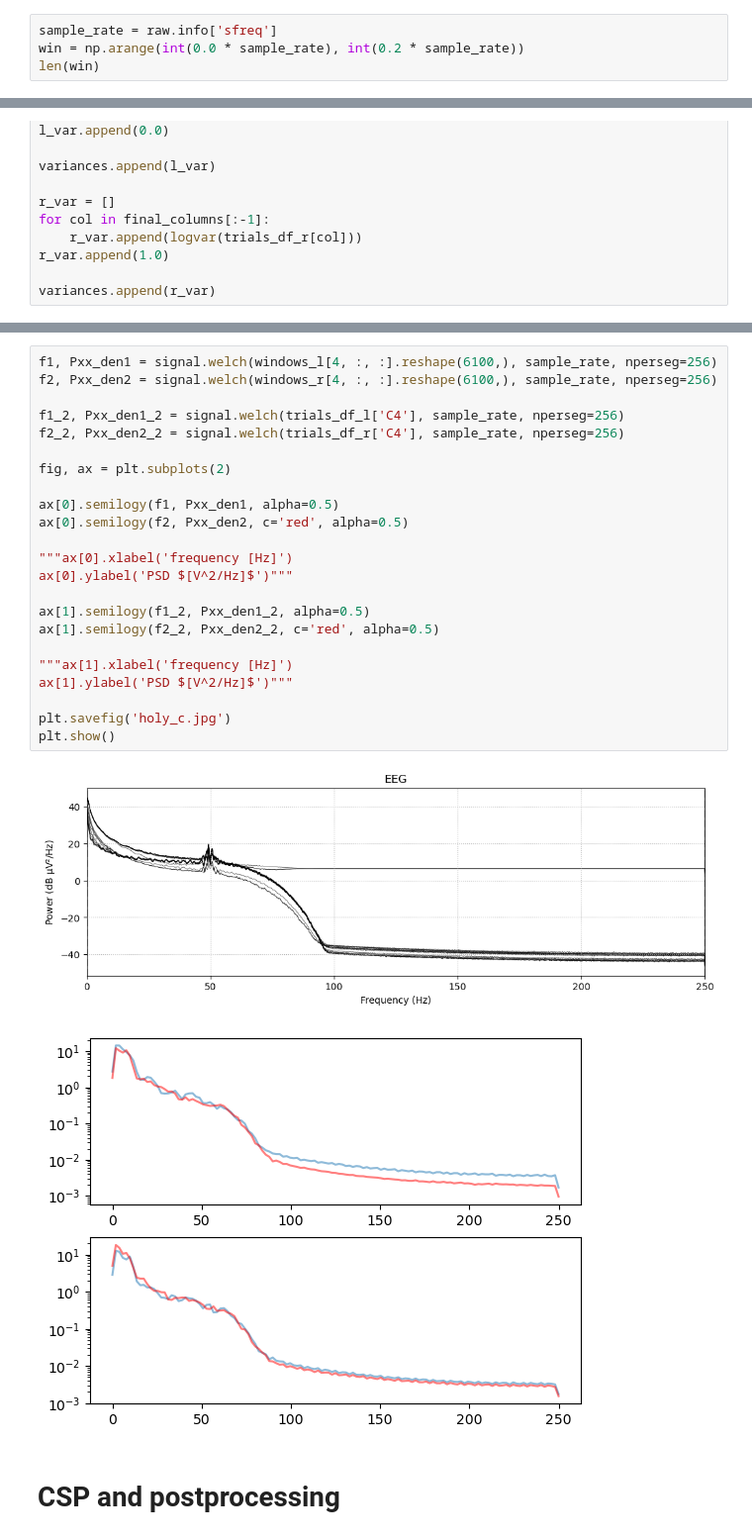
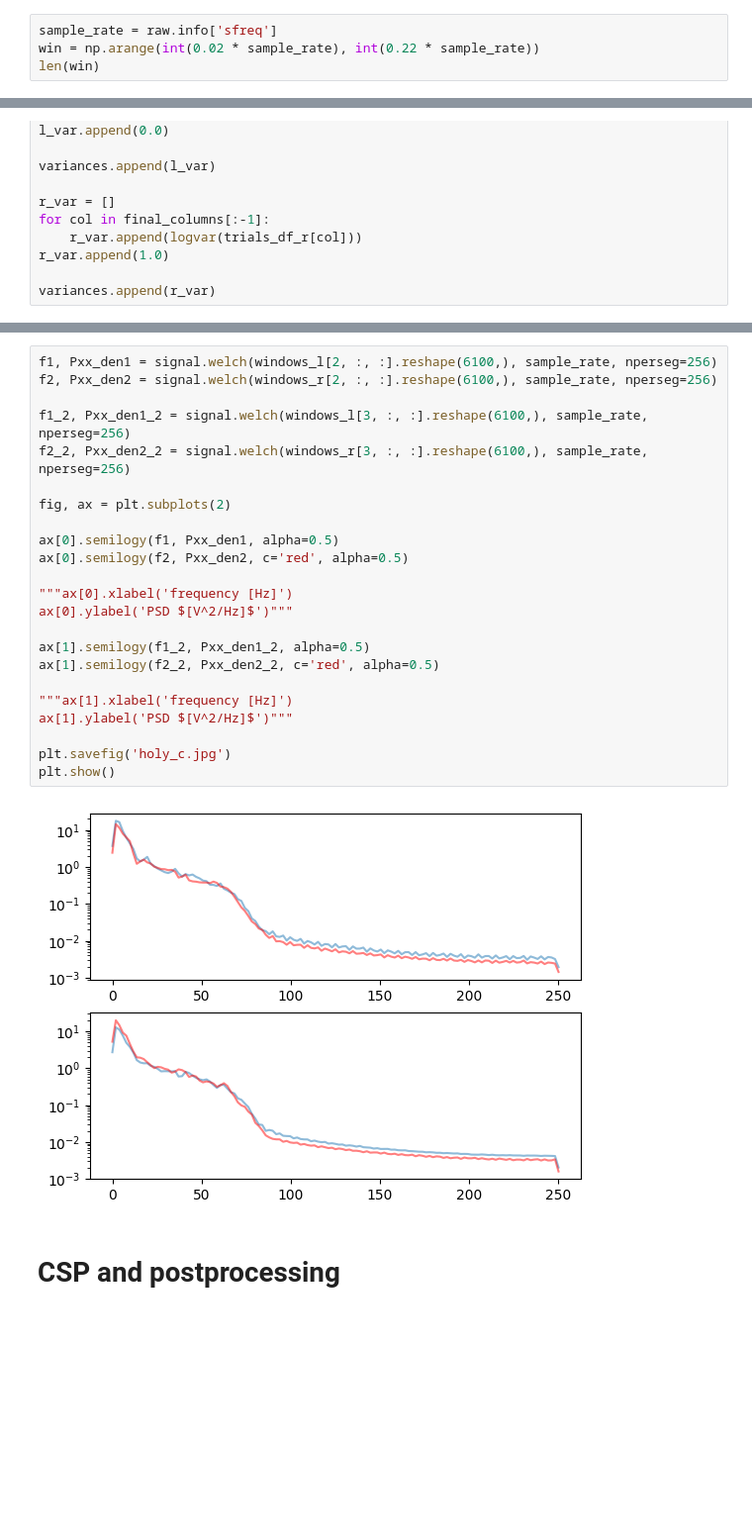
Before and after one commit to deltaC/EEG_Event_Classification, a Jupyter notebook: statistics_research.ipynb, the cells around one changed output, grey strips where cells are left out. Shown at 99% size. Saved outputs shown, nothing was run; the diff lists cells and outputs as text; blank space fills up the shorter version.

```diff
--- a/statistics_research.ipynb
+++ b/statistics_research.ipynb
@@ -161,7 +145,7 @@ events
 # Segmentation
 # %%
 sample_rate = raw.info['sfreq']
-win = np.arange(int(0.0 * sample_rate), int(0.2 * sample_rate))
+win = np.arange(int(0.02 * sample_rate), int(0.22 * sample_rate))
 len(win)
 # %% [output]
 100
@@ -240,30 +221,29 @@ Pz     -0.214768
 mark   -1.000000
 dtype: float64
 # %%
-f1, Pxx_den1 = signal.welch(windows_l[4, :, :].reshape(6100,), sample_rate, nperseg=256)
-f2, Pxx_den2 = signal.welch(windows_r[4, :, :].reshape(6100,), sample_rate, nperseg=256)
+f1, Pxx_den1 = signal.welch(windows_l[2, :, :].reshape(6100,), sample_rate, nperseg=256)
+f2, Pxx_den2 = signal.welch(windows_r[2, :, :].reshape(6100,), sample_rate, nperseg=256)
 
-f1_2, Pxx_den1_2 = signal.welch(trials_df_l['C4'], sample_rate, nperseg=256)
-f2_2, Pxx_den2_2 = signal.welch(trials_df_r['C4'], sample_rate, nperseg=256)
+f1_2, Pxx_den1_2 = signal.welch(windows_l[3, :, :].reshape(6100,), sample_rate, nperseg=256)
+f2_2, Pxx_den2_2 = signal.welch(windows_r[3, :, :].reshape(6100,), sample_rate, nperseg=256)
 
 fig, ax = plt.subplots(2)
 
 ax[0].semilogy(f1, Pxx_den1, alpha=0.5)
 ax[0].semilogy(f2, Pxx_den2, c='red', alpha=0.5)
 
 """ax[0].xlabel('frequency [Hz]')
 ax[0].ylabel('PSD $[V^2/Hz]$')"""
 
 ax[1].semilogy(f1_2, Pxx_den1_2, alpha=0.5)
 ax[1].semilogy(f2_2, Pxx_den2_2, c='red', alpha=0.5)
 
 """ax[1].xlabel('frequency [Hz]')
 ax[1].ylabel('PSD $[V^2/Hz]$')"""
 
 plt.savefig('holy_c.jpg')
 plt.show()
 # %% [output]
-[figure, old version]
+[figure, new version]
-[figure, removed]
 # %% [markdown]
 # CSP and postprocessing
```
Also changed, not shown: parts of 21 cells of this notebook, 3 other files.
